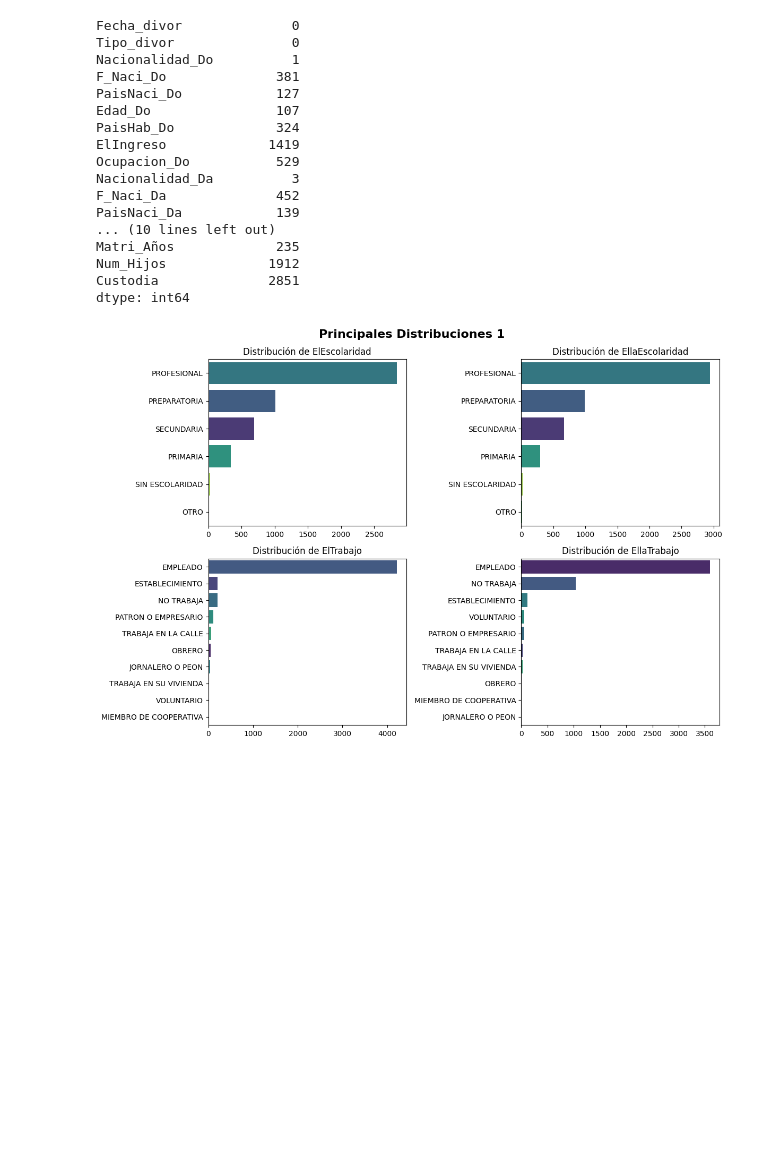
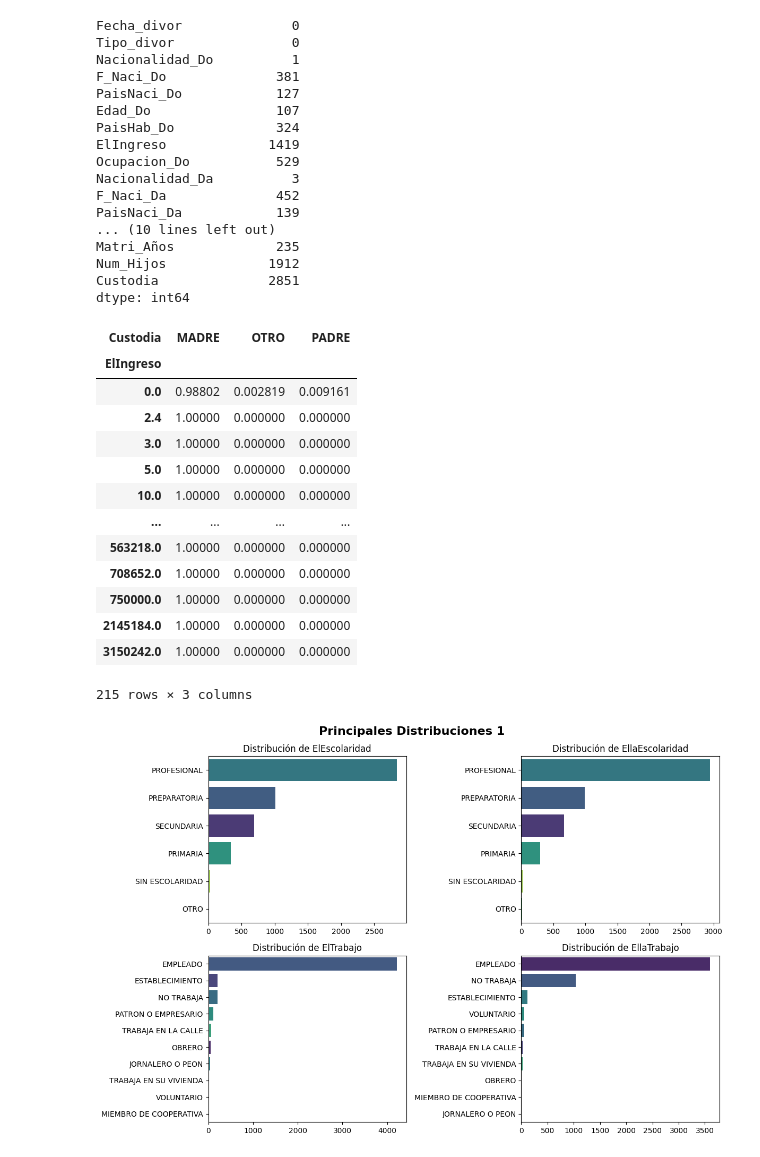
Before and after one commit to christianV1zcardo/Proyect_divorce_reasons_mx, a Jupyter notebook: EDA_divorce_mx.ipynb, the cells around one changed output. Saved outputs shown, nothing was run; the diff lists cells and outputs as text; code cells hidden in the pictures; blank space fills up the shorter version.

```diff
--- a/EDA_divorce_mx.ipynb
+++ b/EDA_divorce_mx.ipynb
@@ -127,6 +127,44 @@ df['Matri_Años'] = df['Matri_Años'].fillna(years_casados)
 col_cuantitativas2 = ['ElIngreso', 'EllaIngreso', 'Num_Hijos']
 for col in col_cuantitativas2:
     df[col] = df[col].fillna(0)
+# %%
+# Nuevas Columnas / Ingeniería de Características
+
+# Columna diferencia de Edades
+df['Dif_Edades'] = (df['Edad_Do'] - df['Edad_Da']).abs()
+
+# Columna Edad Promedio Pareja
+df['Edad_Pareja'] = (df['Edad_Do'] + df['Edad_Da']) / 2
+
+# Columna Genero Mayor
+df['Genero_mayor_edad'] = np.where(df['Edad_Do'] > df['Edad_Da'], 'M',
+                              np.where(df['Edad_Do'] < df['Edad_Da'], 'F',
+                                       'Igual'))
+
+df['Genero_mayor_ingresos'] = np.where(df['ElIngreso'] > df['EllaIngreso'], 'M',
+                                np.where(df['ElIngreso'] < df['EllaIngreso'], 'F',
+                                         'Igual'))
+
+# Columna Año
+df['Año'] = df['Fecha_divor'].dt.year
+
+# Proporcion de Custodia
+pd.crosstab(df['ElIngreso'], df['Custodia'], normalize='index')
+# %% [output]
+| Custodia | MADRE | OTRO | PADRE |
+| ElIngreso |  |  |  |
+| 0.0 | 0.98802 | 0.002819 | 0.009161 |
+| 2.4 | 1.00000 | 0.000000 | 0.000000 |
+| 3.0 | 1.00000 | 0.000000 | 0.000000 |
+| 5.0 | 1.00000 | 0.000000 | 0.000000 |
+| 10.0 | 1.00000 | 0.000000 | 0.000000 |
+| ... | ... | ... | ... |
+| 563218.0 | 1.00000 | 0.000000 | 0.000000 |
+| 708652.0 | 1.00000 | 0.000000 | 0.000000 |
+| 750000.0 | 1.00000 | 0.000000 | 0.000000 |
+| 2145184.0 | 1.00000 | 0.000000 | 0.000000 |
+| 3150242.0 | 1.00000 | 0.000000 | 0.000000 |
+215 rows × 3 columns
 # %%
 # Ajuste de etiquetas
 autoempleado = ['ElTrabajo', 'EllaTrabajo']
```
Also changed, not shown: parts of 3 cells of this notebook, 5 other files.
